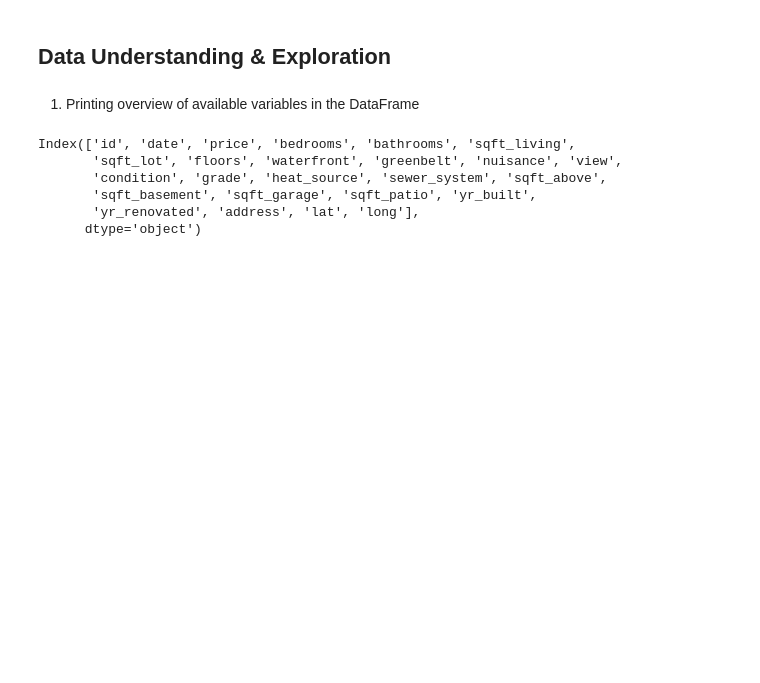
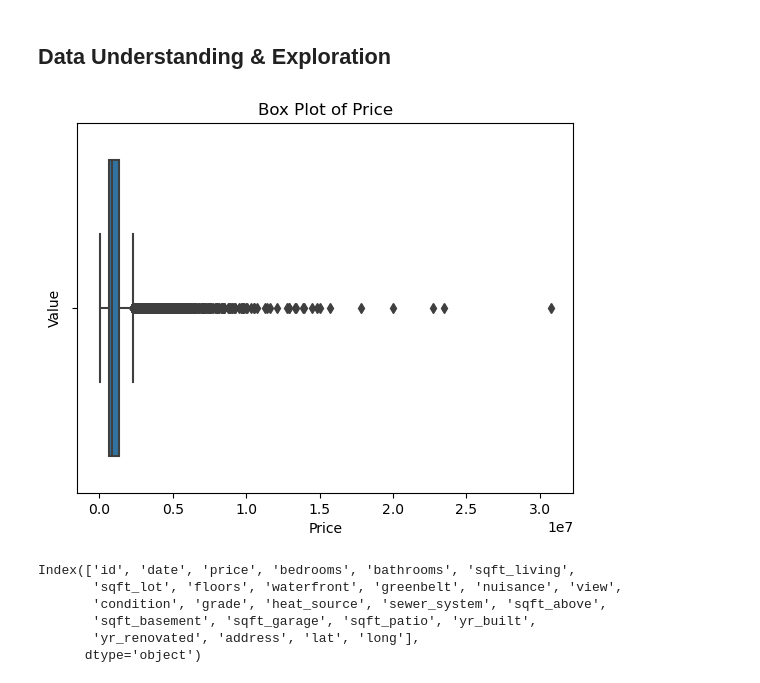
Before and after one commit to angelaloyola/Phase-2-Project, a Jupyter notebook: index.ipynb, the cells around one changed output. Cells and saved outputs as stored; diff of their text form; code cells hidden in the pictures; blank space fills up the shorter version.

```diff
--- a/index.ipynb
+++ b/index.ipynb
@@ -28,7 +29,22 @@ from matplotlib.dates import YearLocator, DateFormatter
 # %%
 df = pd.read_csv('data/kc_house_data.csv') #Loading KC data Set
-# %% [markdown]
-1. Printing overview of available variables in the DataFrame
+# %%
+import seaborn as sns
+
+# Variable I want to Visualize
+variable = 'price'
+
+# Create the box plot
+sns.boxplot(data=df, x=variable)
+
+plt.xlabel('Price')
+plt.ylabel('Value')
+plt.title('Box Plot of Price')
+
+# Display
+plt.show()
+# %% [output]
+[figure, added]
 # %%
 df.columns
 # %% [output]
```
Also changed, not shown: parts of 10 cells of this notebook, 4 other files.
